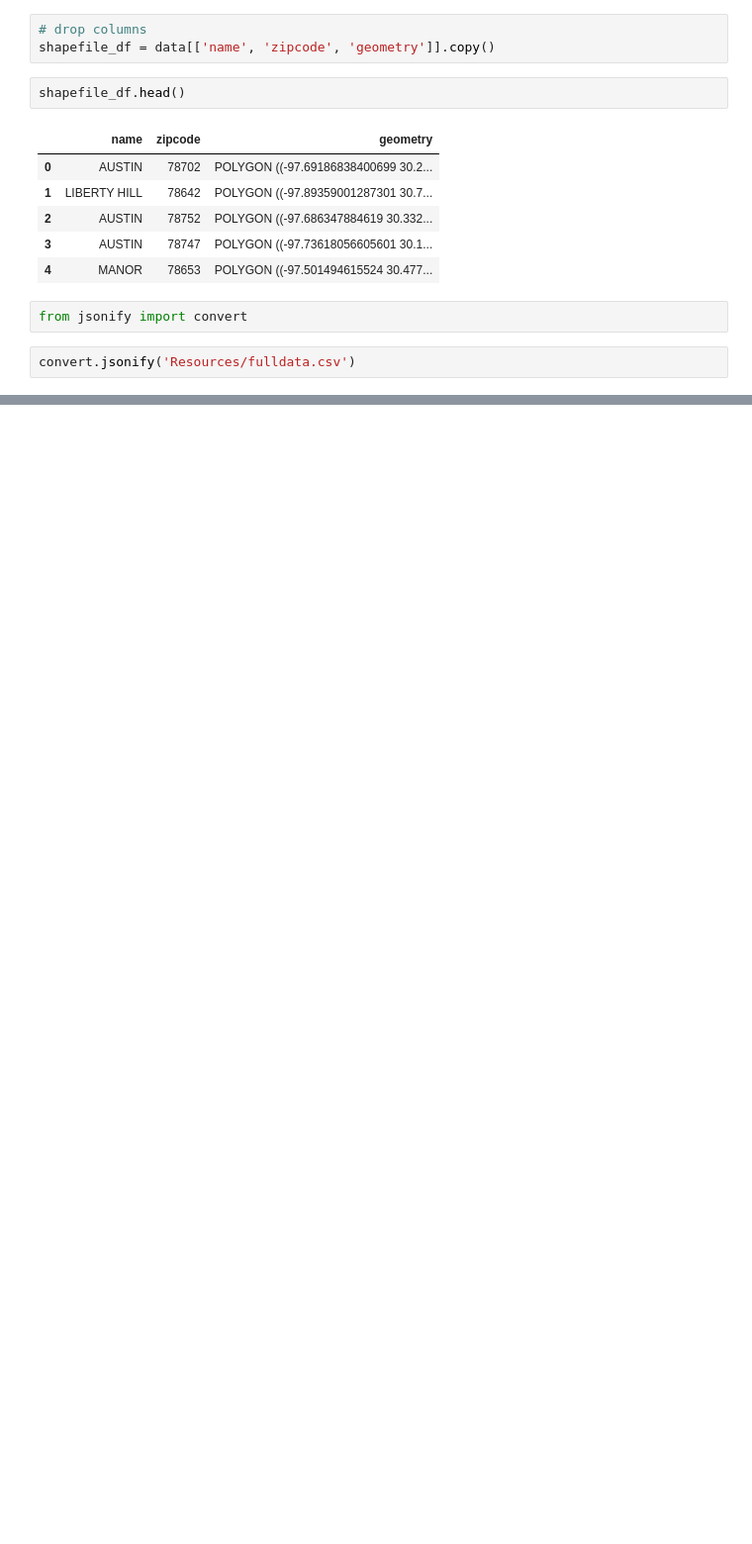
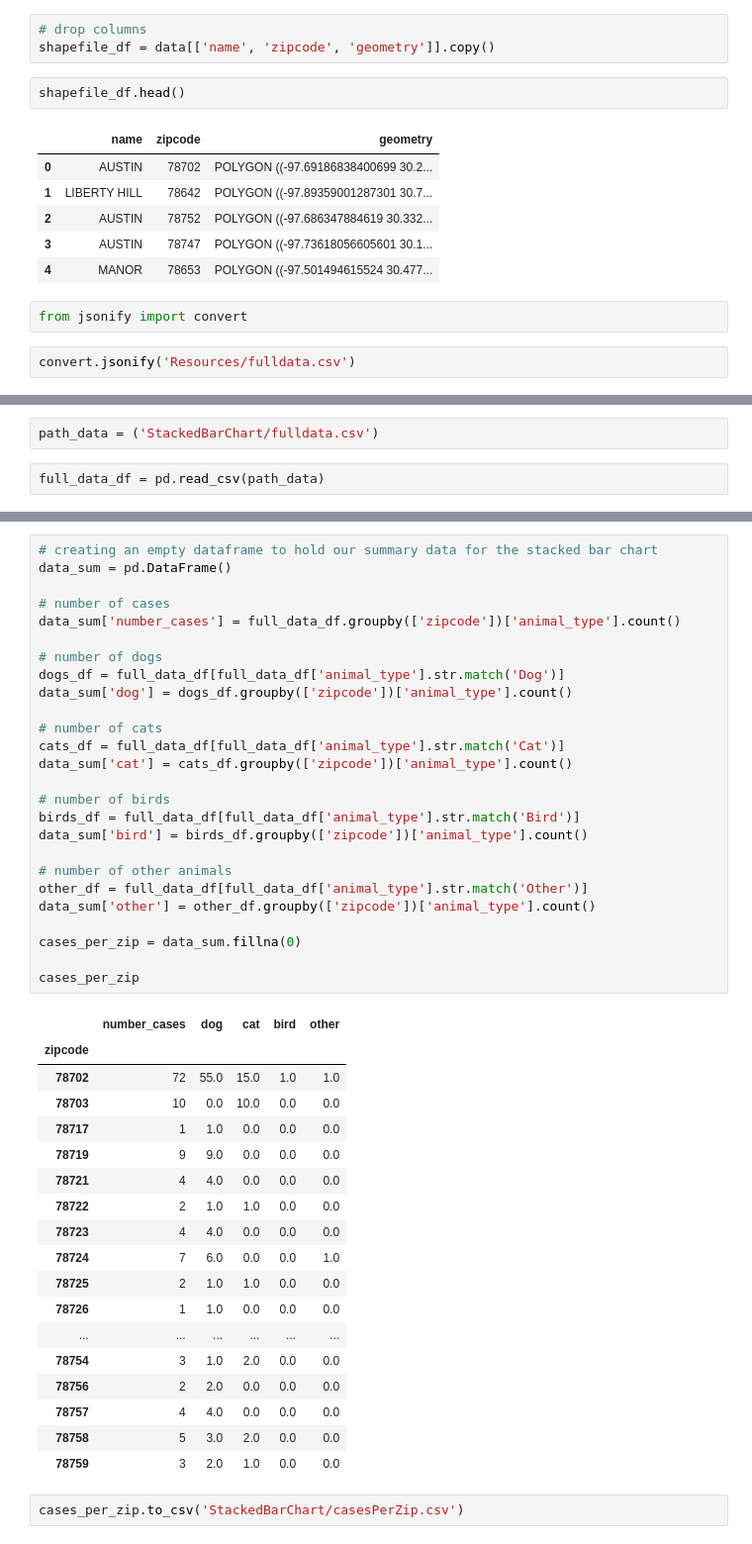
Before and after one commit to ziangzhang10/austin-animal-shelters, a Jupyter notebook: geopandas.ipynb, the cells around one changed output, grey strips where cells are left out. Shown at 99% size. Cells and saved outputs as stored; diff of their text form; blank space fills up the shorter version.

Commit message:
final csv for bar chart

```diff
--- a/geopandas.ipynb
+++ b/geopandas.ipynb
@@ -69,0 +72,4 @@ convert.jsonify('Resources/fulldata.csv')
+# %%
+path_data = ('StackedBarChart/fulldata.csv')
+# %%
+full_data_df = pd.read_csv(path_data)
@@ -69,0 +112,47 @@ convert.jsonify('Resources/fulldata.csv')
+# %%
+# creating an empty dataframe to hold our summary data for the stacked bar chart
+data_sum = pd.DataFrame()
+
+# number of cases
+data_sum['number_cases'] = full_data_df.groupby(['zipcode'])['animal_type'].count()
+
+# number of dogs
+dogs_df = full_data_df[full_data_df['animal_type'].str.match('Dog')]
+data_sum['dog'] = dogs_df.groupby(['zipcode'])['animal_type'].count()
+
+# number of cats
+cats_df = full_data_df[full_data_df['animal_type'].str.match('Cat')]
+data_sum['cat'] = cats_df.groupby(['zipcode'])['animal_type'].count()
+
+# number of birds
+birds_df = full_data_df[full_data_df['animal_type'].str.match('Bird')]
+data_sum['bird'] = birds_df.groupby(['zipcode'])['animal_type'].count()
+
+# number of other animals
+other_df = full_data_df[full_data_df['animal_type'].str.match('Other')]
+data_sum['other'] = other_df.groupby(['zipcode'])['animal_type'].count()
+
+cases_per_zip = data_sum.fillna(0)
+
+cases_per_zip
+# %% [output]
+|  | number_cases | dog | cat | bird | other |
+| zipcode |  |  |  |  |  |
+| 78702 | 72 | 55.0 | 15.0 | 1.0 | 1.0 |
+| 78703 | 10 | 0.0 | 10.0 | 0.0 | 0.0 |
+| 78717 | 1 | 1.0 | 0.0 | 0.0 | 0.0 |
+| 78719 | 9 | 9.0 | 0.0 | 0.0 | 0.0 |
+| 78721 | 4 | 4.0 | 0.0 | 0.0 | 0.0 |
+| 78722 | 2 | 1.0 | 1.0 | 0.0 | 0.0 |
+| 78723 | 4 | 4.0 | 0.0 | 0.0 | 0.0 |
+| 78724 | 7 | 6.0 | 0.0 | 0.0 | 1.0 |
+| 78725 | 2 | 1.0 | 1.0 | 0.0 | 0.0 |
+| 78726 | 1 | 1.0 | 0.0 | 0.0 | 0.0 |
+| ... | ... | ... | ... | ... | ... |
+| 78754 | 3 | 1.0 | 2.0 | 0.0 | 0.0 |
+| 78756 | 2 | 2.0 | 0.0 | 0.0 | 0.0 |
+| 78757 | 4 | 4.0 | 0.0 | 0.0 | 0.0 |
+| 78758 | 5 | 3.0 | 2.0 | 0.0 | 0.0 |
+| 78759 | 3 | 2.0 | 1.0 | 0.0 | 0.0 |
+# %%
+cases_per_zip.to_csv('StackedBarChart/casesPerZip.csv')
```
Also changed, not shown: parts of 5 cells of this notebook, 7 other files.
